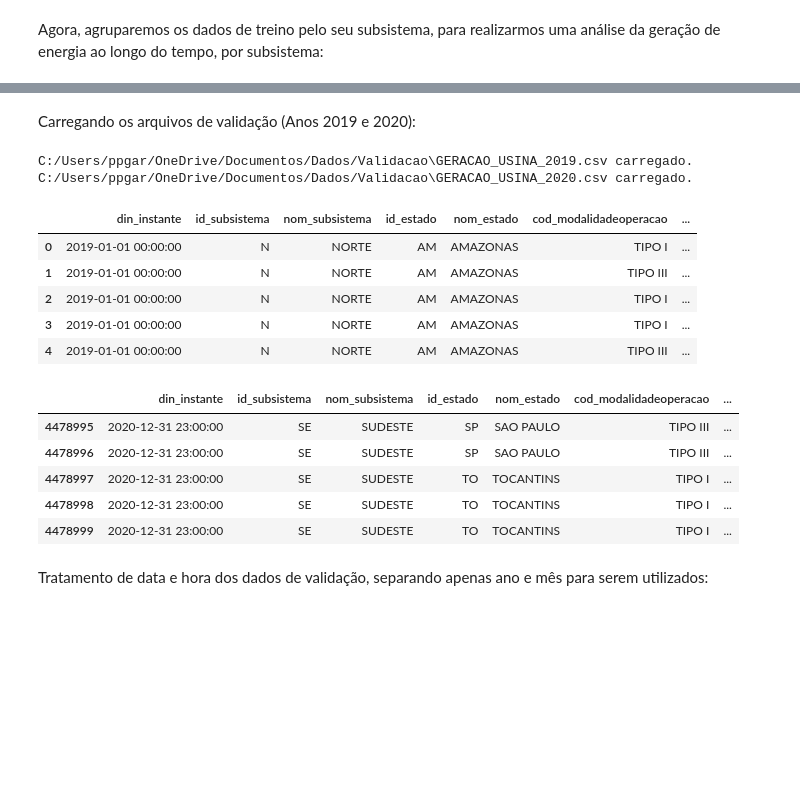
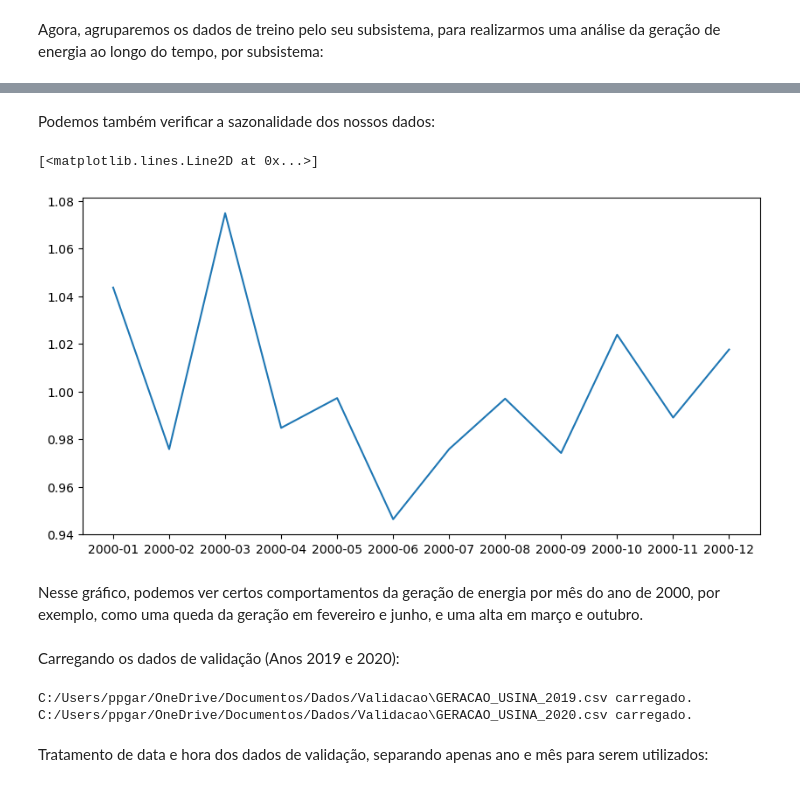
Before and after one commit to ppbgarcia/bootcamp20241, a Jupyter notebook: eda.ipynb, the cells around one changed output, grey strips where cells are left out. Drawn from its saved outputs; the diff is of its cells as text; code cells hidden in the pictures; blank space fills up the shorter version.

```diff
--- a/eda.ipynb
+++ b/eda.ipynb
@@ -145,5 +152,15 @@ plt.show()
+# %% [markdown]
+Podemos também verificar a sazonalidade dos nossos dados:
+# %%
+plt.figure(figsize = [10, 5])
+plt.plot(sazonalidadeBrasil.seasonal.iloc[0:12])
+# %% [output]
+[<matplotlib.lines.Line2D at 0x...>]
+[figure, added]
+# %% [markdown]
+Nesse gráfico, podemos ver certos comportamentos da geração de energia por mês do ano de 2000, por exemplo, como uma queda da geração em fevereiro e junho, e uma alta em março e outubro.
 # %% [markdown]
-Carregando os arquivos de validação (Anos 2019 e 2020):
+Carregando os dados de validação (Anos 2019 e 2020):
 # %%
 arquivos = glob("C:/Users/ppgar/OneDrive/Documentos/Dados/Validacao/*.csv")
 validacao = pd.DataFrame([])
@@ -154,22 +171,6 @@ for arquivo in arquivos:
 # %% [output]
 C:/Users/ppgar/OneDrive/Documentos/Dados/Validacao\GERACAO_USINA_2019.csv carregado.
 C:/Users/ppgar/OneDrive/Documentos/Dados/Validacao\GERACAO_USINA_2020.csv carregado.
-# %%
-display(validacao.head())
-display(validacao.tail())
-# %% [output]
-|  | din_instante | id_subsistema | nom_subsistema | id_estado | nom_estado | cod_modalidadeoperacao | ... |
-| 0 | 2019-01-01 00:00:00 | N | NORTE | AM | AMAZONAS | TIPO I | ... |
-| 1 | 2019-01-01 00:00:00 | N | NORTE | AM | AMAZONAS | TIPO III | ... |
-| 2 | 2019-01-01 00:00:00 | N | NORTE | AM | AMAZONAS | TIPO I | ... |
-| 3 | 2019-01-01 00:00:00 | N | NORTE | AM | AMAZONAS | TIPO I | ... |
-| 4 | 2019-01-01 00:00:00 | N | NORTE | AM | AMAZONAS | TIPO III | ... |
-|  | din_instante | id_subsistema | nom_subsistema | id_estado | nom_estado | cod_modalidadeoperacao | ... |
-| 4478995 | 2020-12-31 23:00:00 | SE | SUDESTE | SP | SAO PAULO | TIPO III | ... |
-| 4478996 | 2020-12-31 23:00:00 | SE | SUDESTE | SP | SAO PAULO | TIPO III | ... |
-| 4478997 | 2020-12-31 23:00:00 | SE | SUDESTE | TO | TOCANTINS | TIPO I | ... |
-| 4478998 | 2020-12-31 23:00:00 | SE | SUDESTE | TO | TOCANTINS | TIPO I | ... |
-| 4478999 | 2020-12-31 23:00:00 | SE | SUDESTE | TO | TOCANTINS | TIPO I | ... |
 # %% [markdown]
 Tratamento de data e hora dos dados de validação, separando apenas ano e mês para serem utilizados:
 # %%
```
Also changed, not shown: parts of 31 cells of this notebook.
